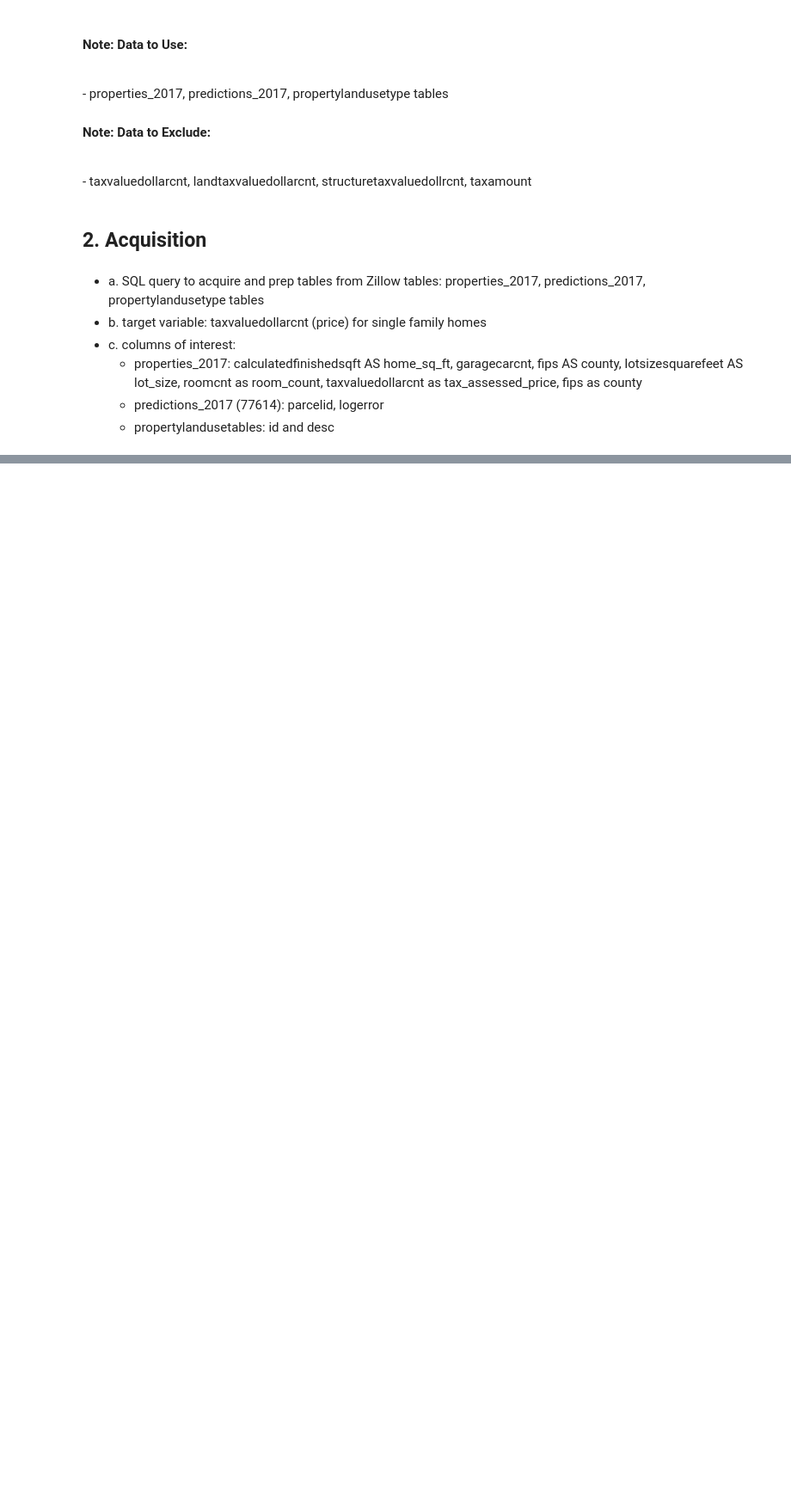
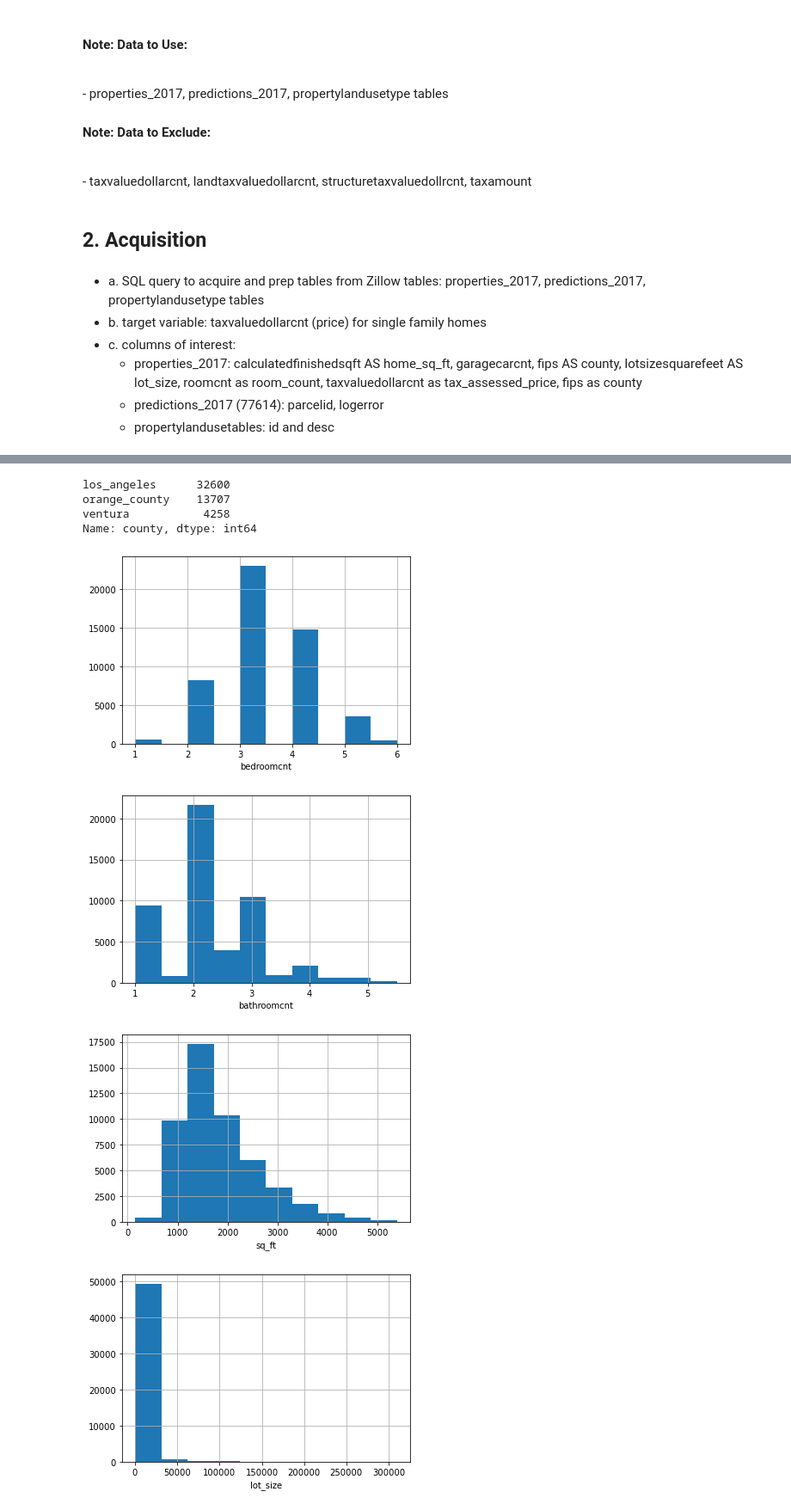
Before and after one commit to fred-lindsey/projects, a Jupyter notebook: zillow_home_price_predictor/scratch_notebook_and_MVP.ipynb, the cells around one changed output, grey strips where cells are left out. Shown at 86% size. Saved outputs shown, nothing was run; the diff lists cells and outputs as text; code cells hidden in the pictures; blank space fills up the shorter version.

```diff
--- a/zillow_home_price_predictor/scratch_notebook_and_MVP.ipynb
+++ b/zillow_home_price_predictor/scratch_notebook_and_MVP.ipynb
@@ -152,0 +187,4 @@ See Full Dataframe in Mito
+# %%
+# room counts are empty in over 70% of rows, so I'll drop from DF
+df = df.drop(columns=['room_count', 'taxamount'])
+df.head()
@@ -152,0 +210,22 @@ See Full Dataframe in Mito
+# %%
+df.county.value_counts()
+# %% [output]
+los_angeles      32600
+orange_county    13707
+ventura           4258
+Name: county, dtype: int64
+# %%
+# Let's take a look at distributions of data for our dataset
+
+non_quants = ['county']
+quants = df.drop(columns=non_quants).columns
+
+for col in quants:
+    df[col].hist()
+    plt.xlabel(col)
+    plt.show()
+# %% [output]
+[figure, added]
+[figure, added]
+[figure, added]
+[figure, added]
```
Also changed, not shown: parts of 112 cells of this notebook, 2 other files.
